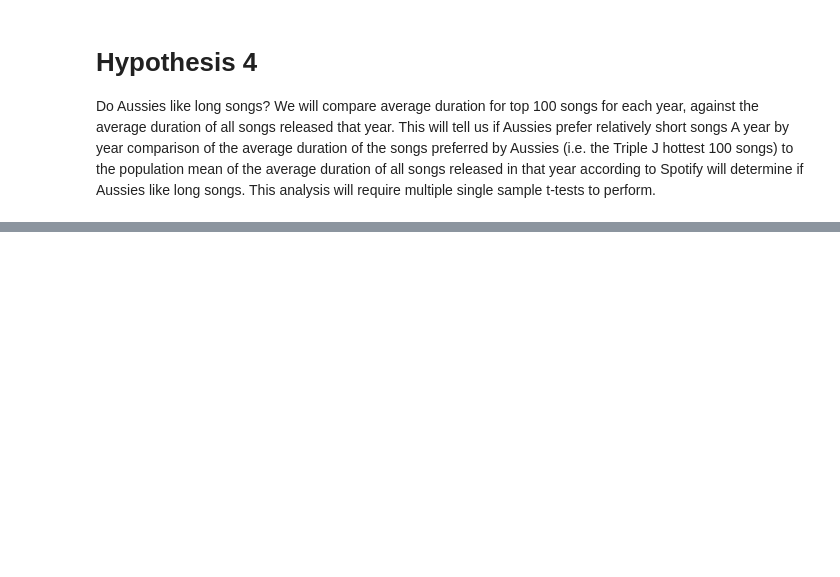
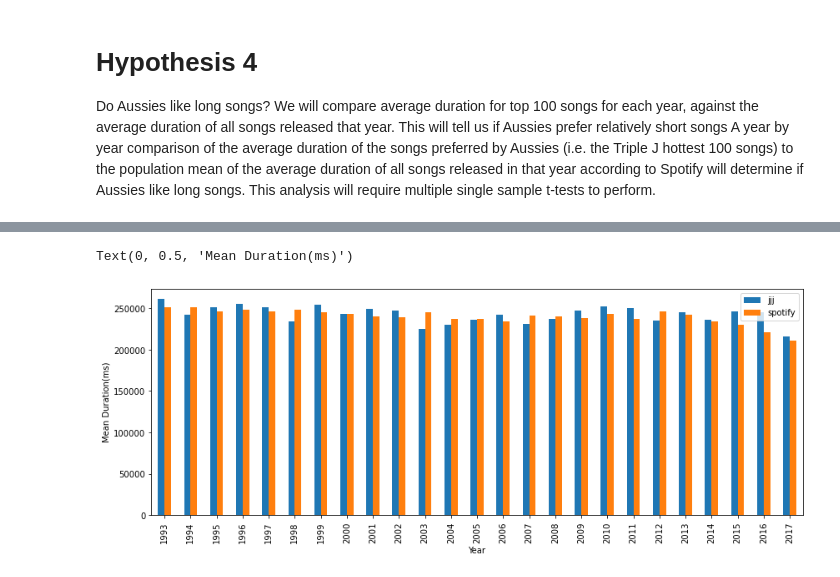
Before and after one commit to relaernu/project_1, a Jupyter notebook: Notebooks/some_analysed.ipynb, the cells around one changed output, grey strips where cells are left out. Cells and saved outputs as stored; diff of their text form; code cells hidden in the pictures; blank space fills up the shorter version.

```diff
--- a/Notebooks/some_analysed.ipynb
+++ b/Notebooks/some_analysed.ipynb
@@ -560,0 +628,8 @@ duration_mean = hpt4_df["duration(sec)"].mean()
+# %%
+# plot
+ax = hpt4_merge.plot.bar(y=["jjj", "spotify"], figsize=(14,5))
+ax.set_xlabel("Year")
+ax.set_ylabel("Mean Duration(ms)")
+# %% [output]
+Text(0, 0.5, 'Mean Duration(ms)')
+[figure, added]
```
Also changed, not shown: parts of 12 cells of this notebook.
